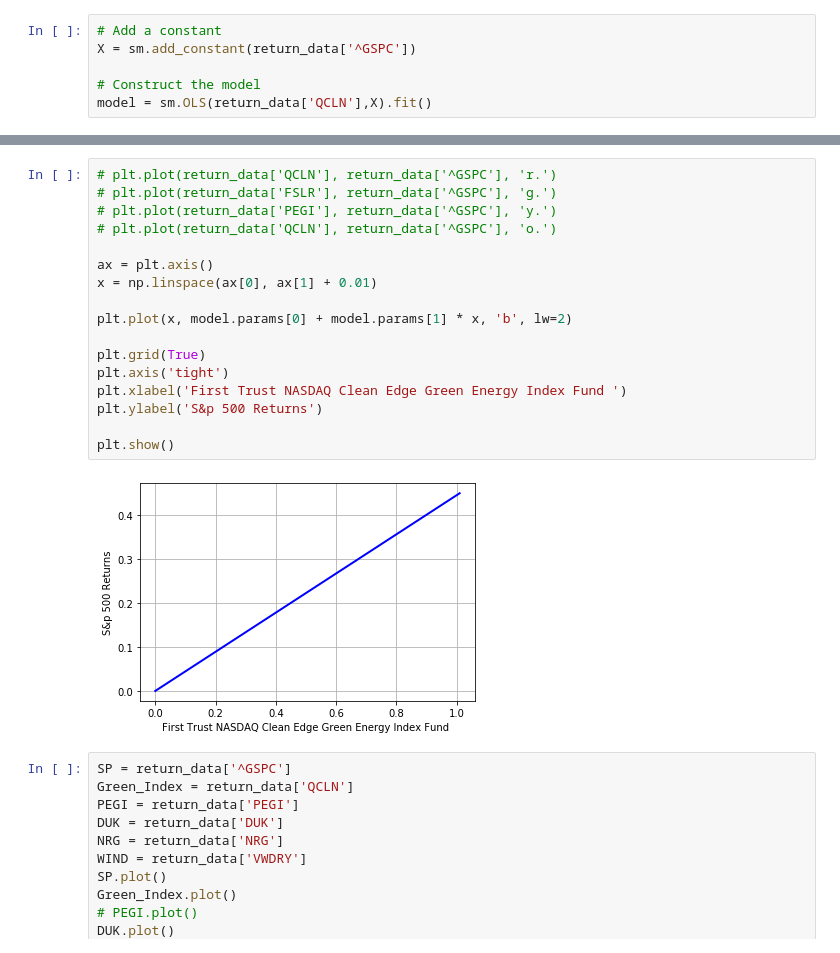
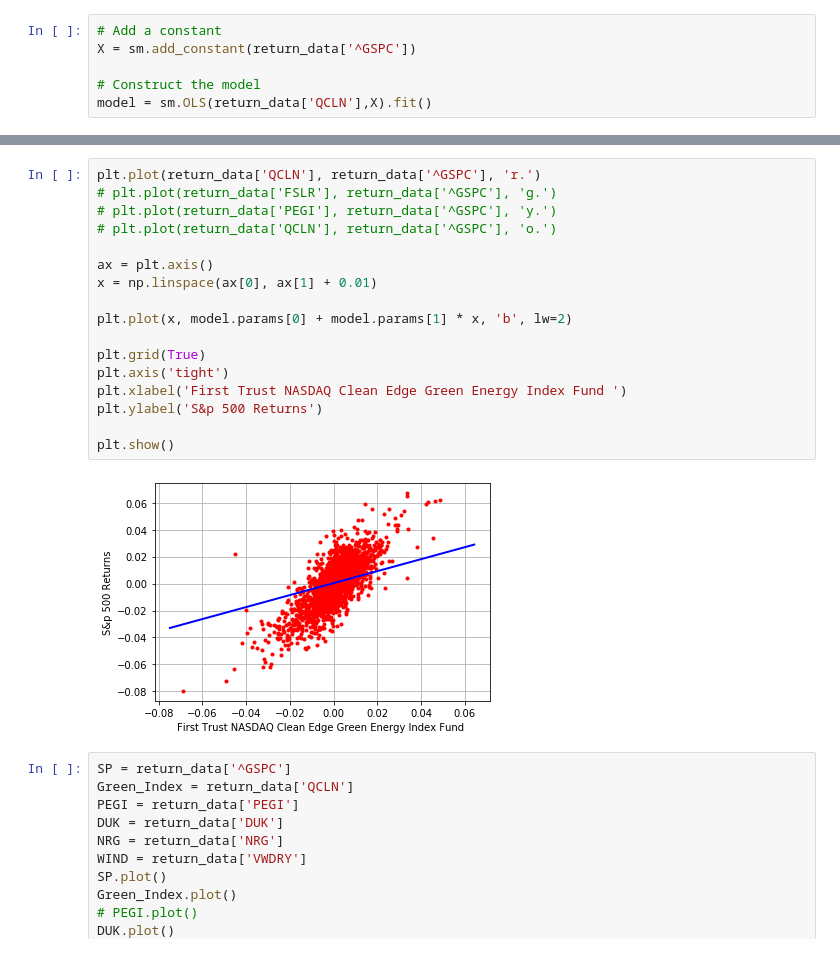
Before and after one commit to Hawkeye3D/Project-3-, a Jupyter notebook: static/python/Analysis 3 - Finance.ipynb, the cells around one changed output, grey strips where cells are left out. Drawn from its saved outputs; the diff is of its cells as text.

```diff
--- a/static/python/Analysis 3 - Finance.ipynb
+++ b/static/python/Analysis 3 - Finance.ipynb
@@ -183,24 +170,24 @@ Covariance Type:            nonrobust
 Warnings:
 [1] Standard Errors assume that the covariance matrix of the errors is correctly specified.
 # %%
-# plt.plot(return_data['QCLN'], return_data['^GSPC'], 'r.')
+plt.plot(return_data['QCLN'], return_data['^GSPC'], 'r.')
 # plt.plot(return_data['FSLR'], return_data['^GSPC'], 'g.')
 # plt.plot(return_data['PEGI'], return_data['^GSPC'], 'y.')
 # plt.plot(return_data['QCLN'], return_data['^GSPC'], 'o.')
 
 ax = plt.axis()
 x = np.linspace(ax[0], ax[1] + 0.01)
 
 plt.plot(x, model.params[0] + model.params[1] * x, 'b', lw=2)
 
 plt.grid(True)
 plt.axis('tight')
 plt.xlabel('First Trust NASDAQ Clean Edge Green Energy Index Fund ')
 plt.ylabel('S&p 500 Returns')
 
 plt.show()
 # %% [output]
-[figure, old version]
+[figure, new version]
 # %%
 SP = return_data['^GSPC']
 Green_Index = return_data['QCLN']
```
Also changed, not shown: parts of 5 cells of this notebook, 1 other file.
